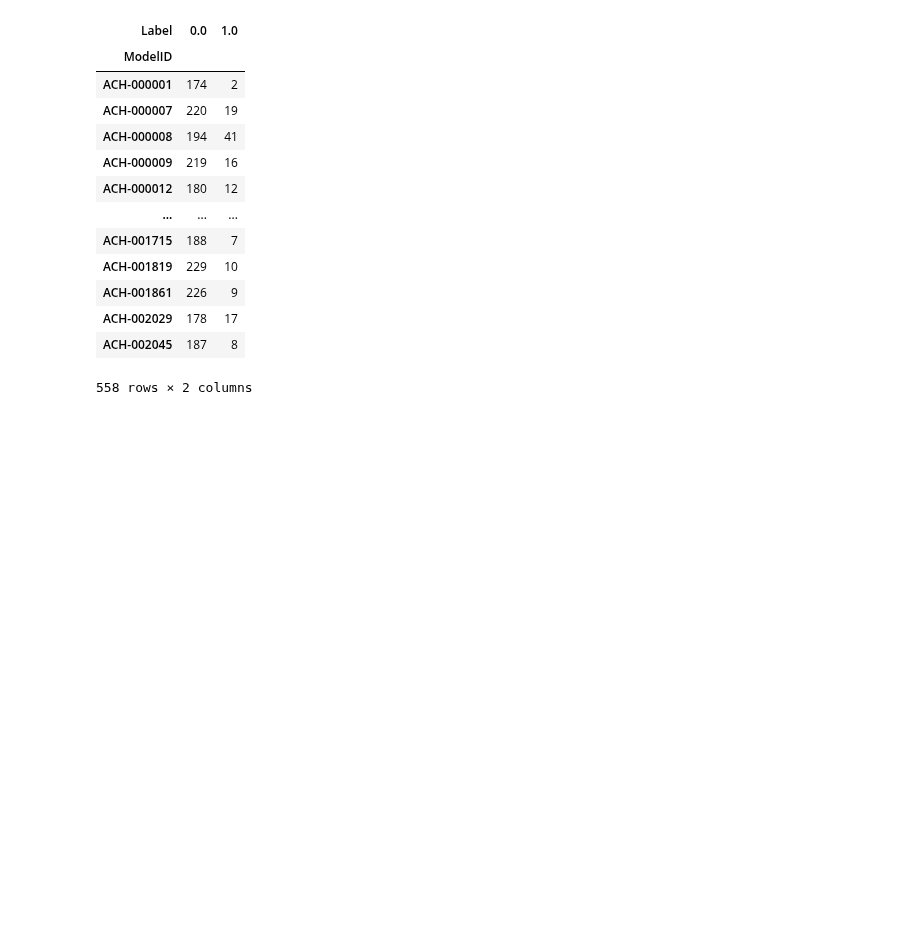
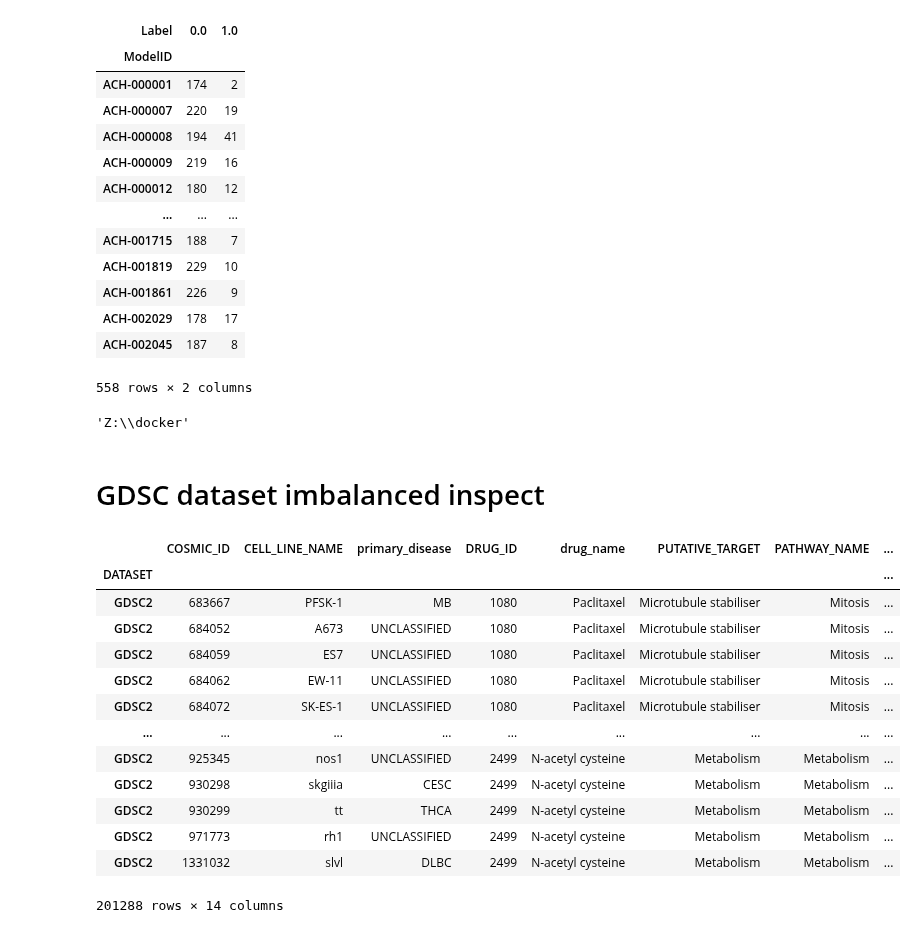
Before and after one commit to chiu-kai/ESPF_OMICS, a Jupyter notebook: utils/data_preprocessing.ipynb, the cells around one changed output. Cells and saved outputs as stored; diff of their text form; code cells hidden in the pictures; blank space fills up the shorter version.

```diff
--- a/utils/data_preprocessing.ipynb
+++ b/utils/data_preprocessing.ipynb
@@ -1298,3 +1298,34 @@ sponse_df.groupby(['ModelID', 'Label']).size().unstack(fill_value=0)
 | ACH-002029 | 178 | 17 |
 | ACH-002045 | 187 | 8 |
 558 rows × 2 columns
+# %%
+import pandas as pd
+import re
+import numpy as np
+import os
+import pickle
+os.chdir('Z:/docker')
+os.getcwd()
+# %% [output]
+'Z:\\docker'
+# %% [markdown]
+# GDSC dataset imbalanced inspect
+# %%
+import pandas as pd
+GDSC_df = pd.read_csv("./data/GDSC/GDSC2_fitted_dose_response_27Oct23 from GDSC MaxScreen threshold ModelID966 drug230 samples201288.csv", index_col=0, header=0)#
+GDSC_df
+# %% [output]
+|  | COSMIC_ID | CELL_LINE_NAME | primary_disease | DRUG_ID | drug_name | PUTATIVE_TARGET | PATHWAY_NAME | ... |
+| DATASET |  |  |  |  |  |  |  | ... |
+| GDSC2 | 683667 | PFSK-1 | MB | 1080 | Paclitaxel | Microtubule stabiliser | Mitosis | ... |
+| GDSC2 | 684052 | A673 | UNCLASSIFIED | 1080 | Paclitaxel | Microtubule stabiliser | Mitosis | ... |
+| GDSC2 | 684059 | ES7 | UNCLASSIFIED | 1080 | Paclitaxel | Microtubule stabiliser | Mitosis | ... |
+| GDSC2 | 684062 | EW-11 | UNCLASSIFIED | 1080 | Paclitaxel | Microtubule stabiliser | Mitosis | ... |
+| GDSC2 | 684072 | SK-ES-1 | UNCLASSIFIED | 1080 | Paclitaxel | Microtubule stabiliser | Mitosis | ... |
+| ... | ... | ... | ... | ... | ... | ... | ... | ... |
+| GDSC2 | 925345 | nos1 | UNCLASSIFIED | 2499 | N-acetyl cysteine | Metabolism | Metabolism | ... |
+| GDSC2 | 930298 | skgiiia | CESC | 2499 | N-acetyl cysteine | Metabolism | Metabolism | ... |
+| GDSC2 | 930299 | tt | THCA | 2499 | N-acetyl cysteine | Metabolism | Metabolism | ... |
+| GDSC2 | 971773 | rh1 | UNCLASSIFIED | 2499 | N-acetyl cysteine | Metabolism | Metabolism | ... |
+| GDSC2 | 1331032 | slvl | DLBC | 2499 | N-acetyl cysteine | Metabolism | Metabolism | ... |
+201288 rows × 14 columns
```
Also changed, not shown: parts of 6 cells of this notebook, 1 other file.
